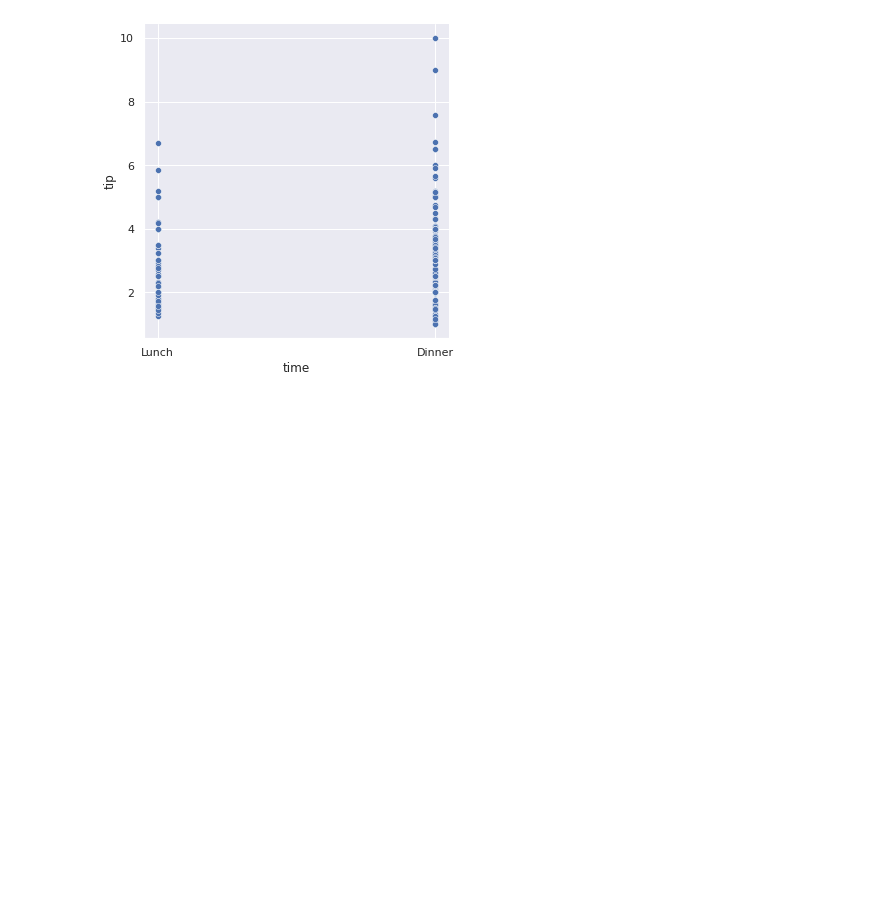
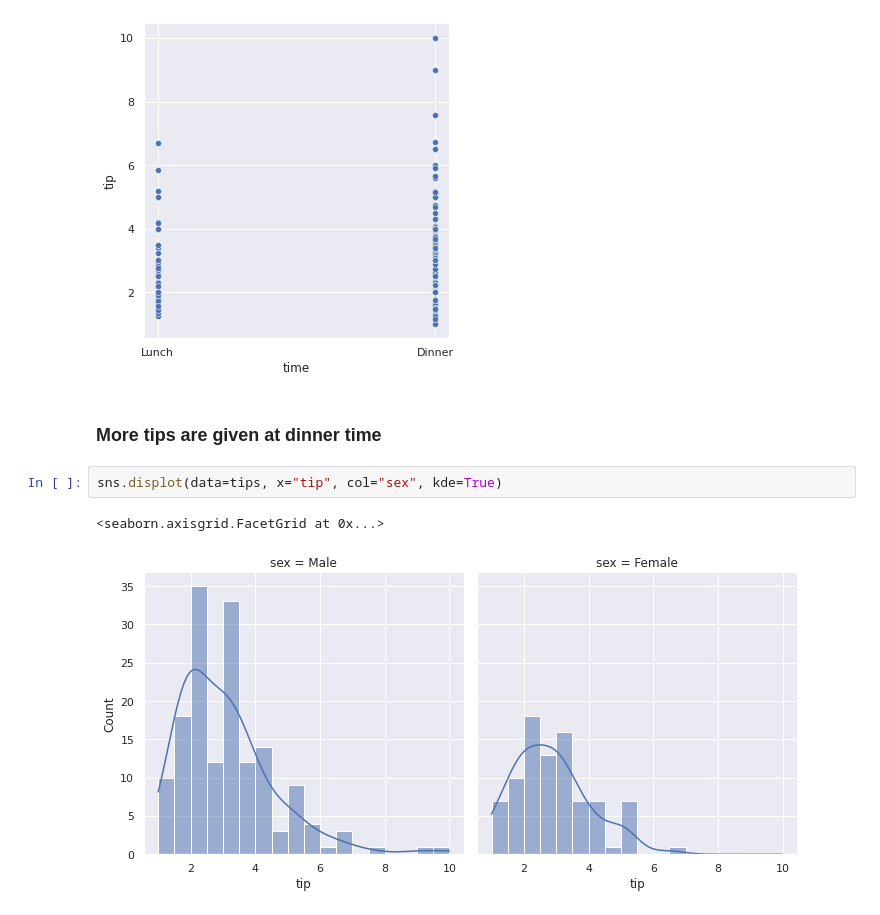
Before and after one commit to WondwosenTsige/data-visualization, a Jupyter notebook: viz-a.ipynb, the cells around one changed output. Cells and saved outputs as stored; diff of their text form; blank space fills up the shorter version.

Commit message:
data visualization with 'tips' data set completed

```diff
--- a/viz-a.ipynb
+++ b/viz-a.ipynb
@@ -68,3 +68,10 @@ sns.relplot(y = "tip", x = "time", data = tips)
 # %% [output]
 <seaborn.axisgrid.FacetGrid at 0x...>
 [figure]
+# %% [markdown]
+### More tips are given at dinner time
+# %%
+sns.displot(data=tips, x="tip", col="sex", kde=True)
+# %% [output]
+<seaborn.axisgrid.FacetGrid at 0x...>
+[figure, added]
```
Also changed, not shown: parts of 5 cells of this notebook.
